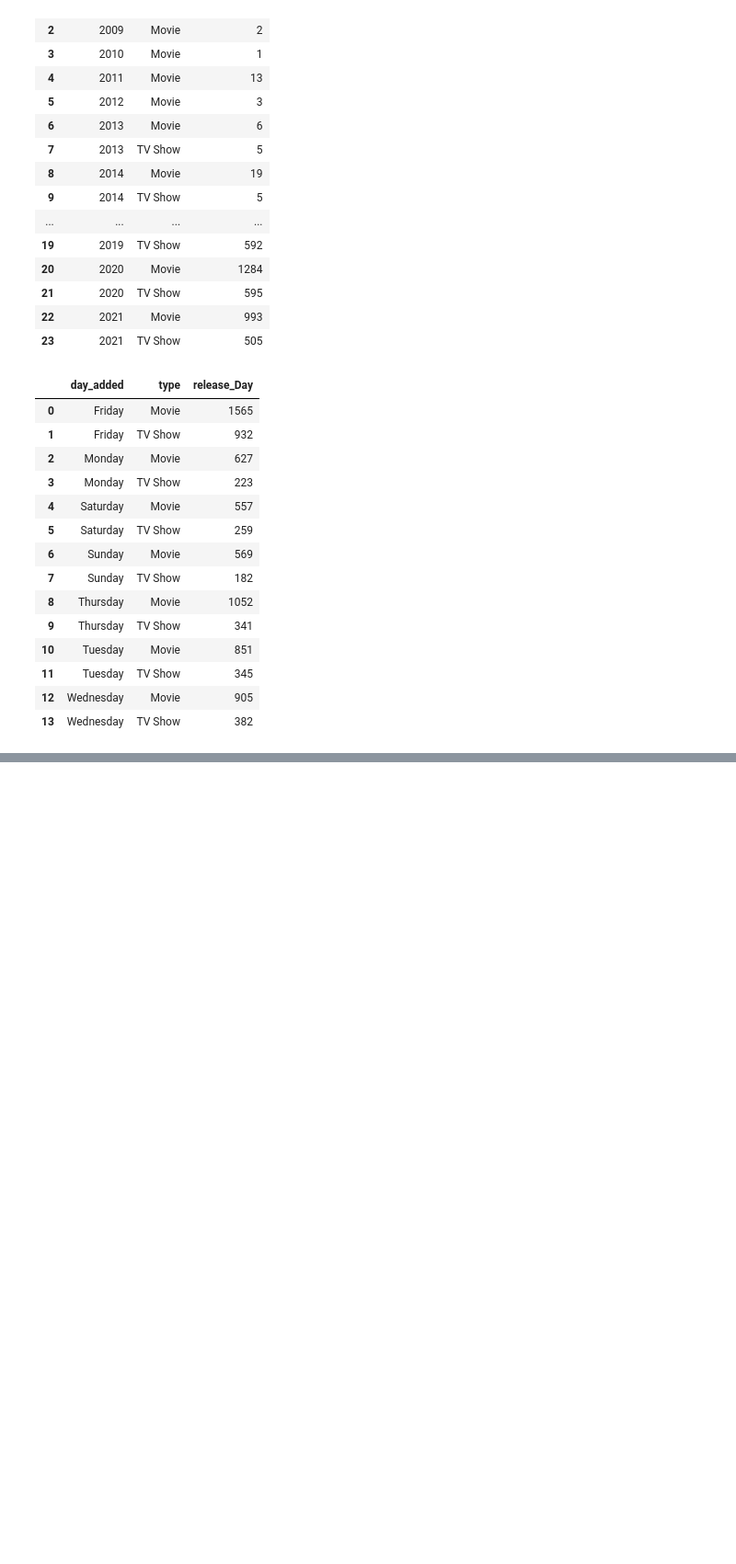
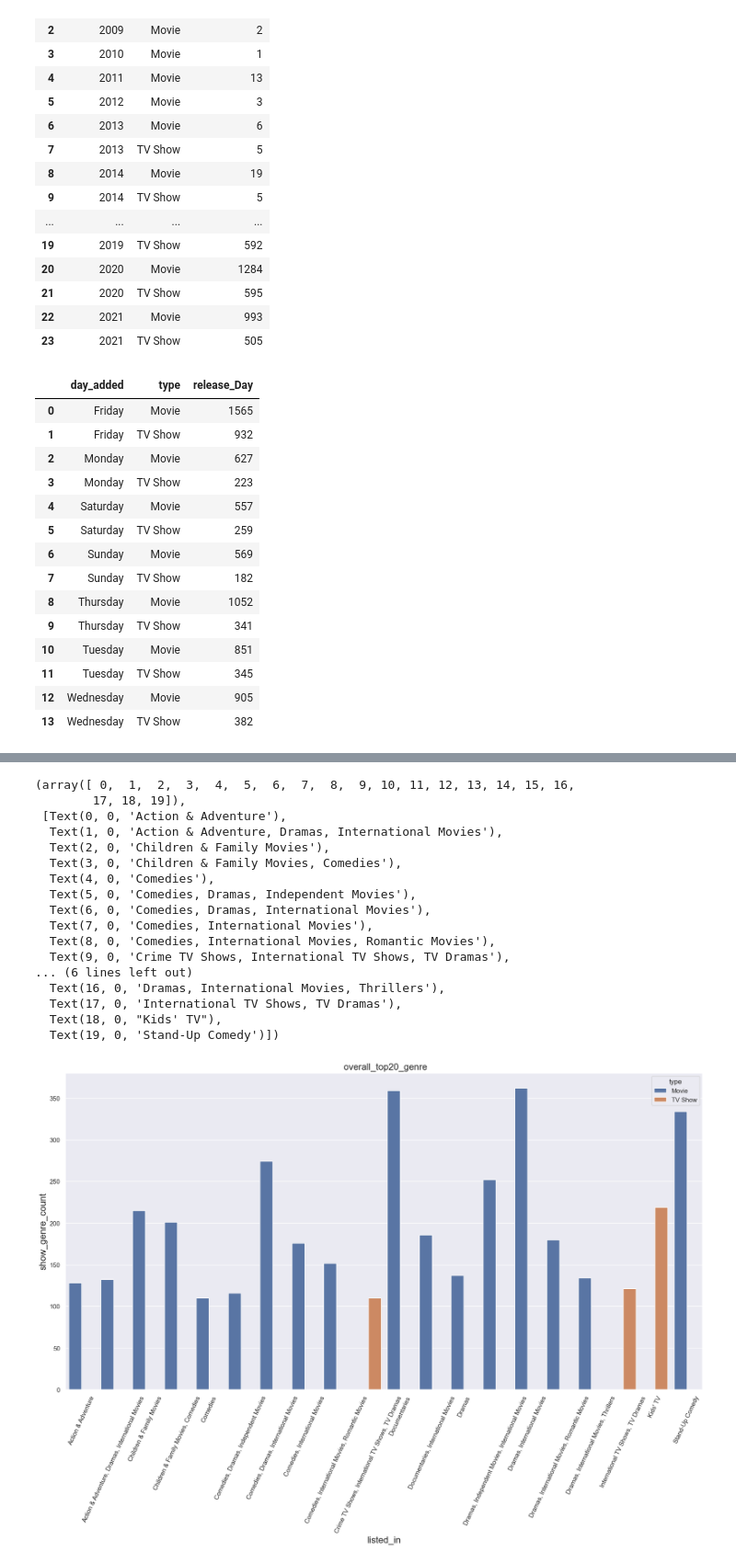
Before and after one commit to ahmadnurrizal/python-visualization, a Jupyter notebook: Netflix data analysis/netflix.ipynb, the cells around one changed output, grey strips where cells are left out. Shown at 92% size. Saved outputs shown, nothing was run; the diff lists cells and outputs as text; code cells hidden in the pictures; blank space fills up the shorter version.

```diff
--- a/Netflix data analysis/netflix.ipynb
+++ b/Netflix data analysis/netflix.ipynb
@@ -415,0 +458,27 @@ release_Day
+# %%
+sns.barplot(x =top20_genre.reset_index()['listed_in'], y=top20_genre.reset_index()['show_genre_count'],
+            hue =  top20_genre.reset_index()['type']);
+plt.title(' overall_top20_genre', fontsize=16)
+plt.xlabel('listed_in', fontsize=16);
+plt.ylabel('show_genre_count', fontsize=16);
+sns.set(rc = {'figure.figsize':(20,10)})
+plt.xticks(rotation = 65)
+# %% [output]
+(array([ 0,  1,  2,  3,  4,  5,  6,  7,  8,  9, 10, 11, 12, 13, 14, 15, 16,
+        17, 18, 19]),
+ [Text(0, 0, 'Action & Adventure'),
+  Text(1, 0, 'Action & Adventure, Dramas, International Movies'),
+  Text(2, 0, 'Children & Family Movies'),
+  Text(3, 0, 'Children & Family Movies, Comedies'),
+  Text(4, 0, 'Comedies'),
+  Text(5, 0, 'Comedies, Dramas, Independent Movies'),
+  Text(6, 0, 'Comedies, Dramas, International Movies'),
+  Text(7, 0, 'Comedies, International Movies'),
+  Text(8, 0, 'Comedies, International Movies, Romantic Movies'),
+  Text(9, 0, 'Crime TV Shows, International TV Shows, TV Dramas'),
+... (6 lines left out)
+  Text(16, 0, 'Dramas, International Movies, Thrillers'),
+  Text(17, 0, 'International TV Shows, TV Dramas'),
+  Text(18, 0, "Kids' TV"),
+  Text(19, 0, 'Stand-Up Comedy')])
+[figure, added]
```
Also changed, not shown: parts of 12 cells of this notebook.
